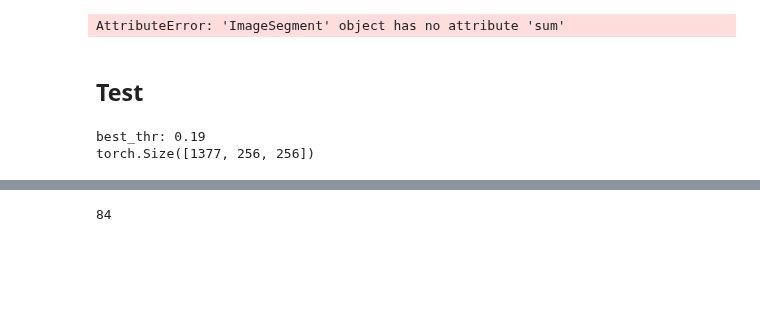
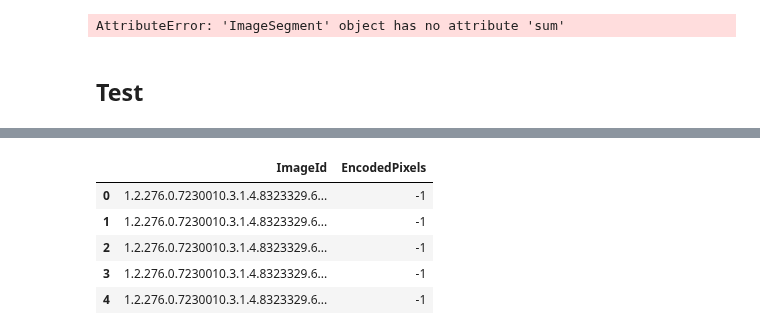
Before and after one commit to xiedidan/siim-pneumothorax, a Jupyter notebook: unet.ipynb, the cells around one changed output, grey strips where cells are left out. Cells and saved outputs as stored; diff of their text form; code cells hidden in the pictures; blank space fills up the shorter version.

```diff
--- a/unet.ipynb
+++ b/unet.ipynb
@@ -219,7 +214,7 @@ AttributeError: 'ImageSegment' object has no attribute 'sum'
 # %%
 # load learner
 
-learn = load_learner('./', 'unet_fold2_256_20190711-041009.pkl')
+learn = load_learner('./', 'export.pkl')
 # %%
 # Predictions for test set
 
@@ -233,16 +228,9 @@ with tqdm(total=len(data.test_ds), file=sys.stdout) as pbar:
         pbar.update(1)
 # %%
 # convert to hard masks
-# best_thr = 0.22
-print('best_thr: {}'.format(best_thr))
 
 soft_masks = torch.stack(soft_masks_, dim=0).squeeze()
 hard_masks = (soft_masks>best_thr).to(dtype=torch.uint8).numpy()
-
-print(soft_masks.shape)
-# %% [output]
-best_thr: 0.19
-torch.Size([1377, 256, 256])
 # %%
 # instance segmentation
 
@@ -282,27 +270,3 @@ for masks in progress_bar(mask_list):
     clean_mask_list.append(clean_masks)
 # %% [output]
 [interactive output not drawn]
-# %%
-# use leakage!
-
-sample_df = pd.read_csv(os.path.join(data_path, "sample_submission.csv"))
-
-# this part was taken from @raddar's kernel: https://www.kaggle.com/raddar/better-sample-submission
-masks_ = sample_df.groupby('ImageId')['ImageId'].count().reset_index(name='N')
-masks_ = masks_.loc[masks_.N > 1].ImageId.values
-###
-
-ids = [o.stem for o in data.test_ds.items]
-test_ids = list(sample_df.drop_duplicates('ImageId', keep='last').reset_index(drop=True)['ImageId'])
-
-leakage_mask_list = []
-leakage_id_list = []
-
-for i, uid in enumerate(ids):
-    if uid in test_ids:
-        leakage_id_list.append(uid)
-
-        if uid in masks_:
-            leakage_mask_list.append(clean_mask_list[i])
-        else:
-            leakage_mask_list.append([])
@@ -342,23 +288,24 @@ for p in progress_bar(clean_mask_list):
 # %% [output]
 [interactive output not drawn]
 # %%
+ids = [o.stem for o in data.test_ds.items]
 sub_list = []
 
-count = 0
-
-for uid, rles in zip(leakage_id_list, rle_list):
+for uid, rles in zip(ids, rle_list):
     if len(rles) > 0:
         for rle in rles:
             sub_list.append([uid, rle])
-            count += 1
     else:
         sub_list.append([uid, ' -1'])
 
 sub_df = pd.DataFrame(sub_list, columns=['ImageId', 'EncodedPixels'])
 sub_df.head(5)
-
-print(count)
 # %% [output]
-84
+|  | ImageId | EncodedPixels |
+| 0 | 1.2.276.0.7230010.3.1.4.8323329.6... | -1 |
+| 1 | 1.2.276.0.7230010.3.1.4.8323329.6... | -1 |
+| 2 | 1.2.276.0.7230010.3.1.4.8323329.6... | -1 |
+| 3 | 1.2.276.0.7230010.3.1.4.8323329.6... | -1 |
+| 4 | 1.2.276.0.7230010.3.1.4.8323329.6... | -1 |
 # %%
 sub_df.to_csv('unet_sub_{:.5f}.csv'.format(best_thr), index=False)
```
Also changed, not shown: parts of 13 cells of this notebook, 3 other files.
